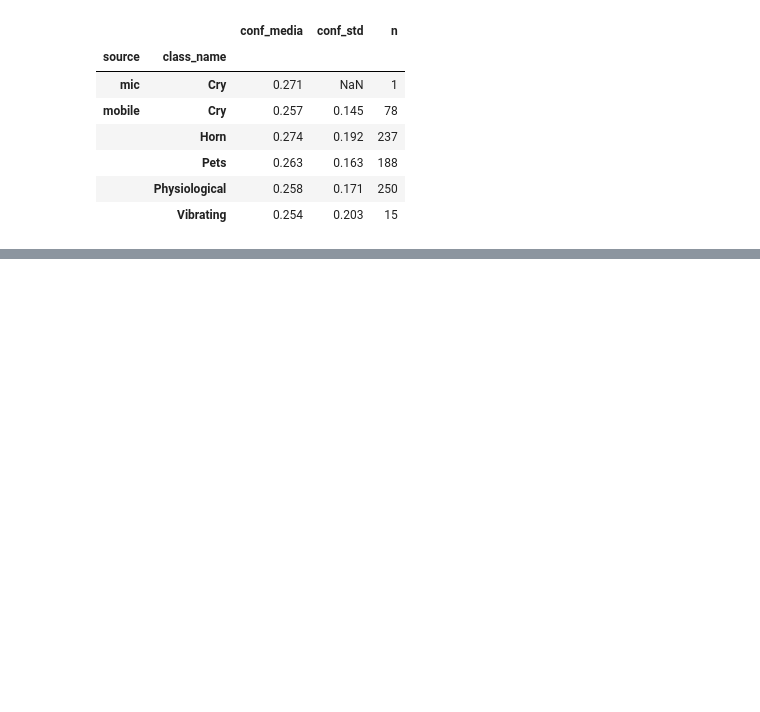
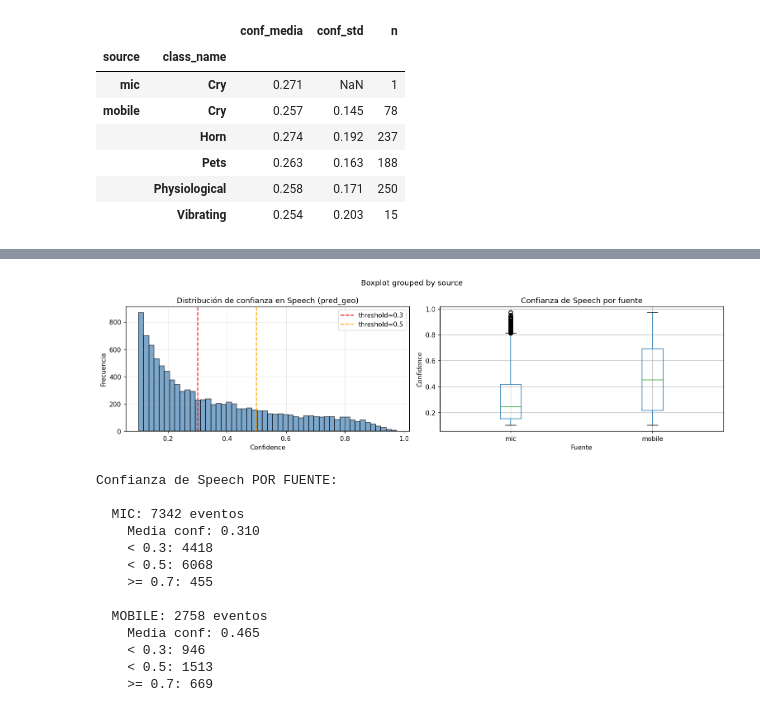
Before and after one commit to jogarmo9/TFG, a Jupyter notebook: notebooks/03_etl.ipynb, the cells around one changed output, grey strips where cells are left out. Drawn from its saved outputs; the diff is of its cells as text; code cells hidden in the pictures; blank space fills up the shorter version.

Commit message:
arreglo de Speech en Mic

```diff
--- a/notebooks/03_etl.ipynb
+++ b/notebooks/03_etl.ipynb
@@ -532,0 +610,65 @@ Clases con confianza media < 0.3 (posible ruido):
+# %%
+speech_preds = pred_geo[pred_geo['class_name'] == 'Speech'].copy()
+speech_all = pred_all_mic[pred_all_mic['class_id'] == 4] if 'class_id' in pred_all_mic.columns else pd.DataFrame()
+
+print(f"=== SPEECH ANALYSIS ===")
+print(f"Total Speech en pred_geo (con GPS): {len(speech_preds)}")
+print(f"Total Speech en raw (pre-GPS): {len(speech_all)}")
+print(f"% del total pred_geo: {len(speech_preds)/len(pred_geo)*100:.1f}%")
+print()
+
+# 1. Distribución de confianza
+print("Distribución de CONFIANZA en Speech:")
+print(f"  Media: {speech_preds['confidence'].mean():.3f}")
+print(f"  Mediana: {speech_preds['confidence'].median():.3f}")
+print(f"  Mín: {speech_preds['confidence'].min():.3f}")
+print(f"  Máx: {speech_preds['confidence'].max():.3f}")
+print(f"  < 0.3: {len(speech_preds[speech_preds['confidence'] < 0.3])}")
+print(f"  0.3-0.5: {len(speech_preds[(speech_preds['confidence'] >= 0.3) & (speech_preds['confidence'] < 0.5)])}")
+print(f"  0.5-0.7: {len(speech_preds[(speech_preds['confidence'] >= 0.5) & (speech_preds['confidence'] < 0.7)])}")
+print(f"  >= 0.7: {len(speech_preds[speech_preds['confidence'] >= 0.7])}")
+print()
+
+# 2. Por trayecto
+print("Top 10 trayectos con MÁS predicciones Speech:")
+speech_by_traj = speech_preds.groupby('trayecto').size().sort_values(ascending=False)
+for traj, cnt in speech_by_traj.head(10).items():
+    src = speech_preds[speech_preds['trayecto'] == traj]['source'].iloc[0]
+    conf_mean = speech_preds[speech_preds['trayecto'] == traj]['confidence'].mean()
+    print(f"  {traj} [{src}]: {cnt} eventos (conf_media={conf_mean:.2f})")
+print()
+
+# 3. Histograma de confianza
+fig, axes = plt.subplots(1, 2, figsize=(14, 4))
+
+axes[0].hist(speech_preds['confidence'], bins=50, color='steelblue', edgecolor='black', alpha=0.7)
+axes[0].axvline(0.3, color='red', linestyle='--', label='threshold=0.3')
+axes[0].axvline(0.5, color='orange', linestyle='--', label='threshold=0.5')
+axes[0].set_xlabel('Confidence')
+axes[0].set_ylabel('Frecuencia')
+axes[0].set_title('Distribución de confianza en Speech (pred_geo)')
+axes[0].legend()
+axes[0].grid(alpha=0.3)
+
+# Box plot por fuente
+if 'mobile' in speech_preds['source'].values and 'mic' in speech_preds['source'].values:
+    speech_preds.boxplot(column='confidence', by='source', ax=axes[1])
+    axes[1].set_xlabel('Fuente')
+    axes[1].set_ylabel('Confidence')
+    axes[1].set_title('Confianza de Speech por fuente')
+    plt.sca(axes[1])
+    plt.xticks(rotation=0)
+
+plt.tight_layout()
+plt.show()
+
+# 4. Estadísticas por fuente
+print("Confianza de Speech POR FUENTE:")
+for src in speech_preds['source'].unique():
+    src_speech = speech_preds[speech_preds['source'] == src]
+    print(f"\n  {src.upper()}: {len(src_speech)} eventos")
+    print(f"    Media conf: {src_speech['confidence'].mean():.3f}")
+    print(f"    < 0.3: {len(src_speech[src_speech['confidence'] < 0.3])}")
+    print(f"    < 0.5: {len(src_speech[src_speech['confidence'] < 0.5])}")
+    print(f"    >= 0.7: {len(src_speech[src_speech['confidence'] >= 0.7])}")
+# %% [output]
@@ -532,0 +692,14 @@ Clases con confianza media < 0.3 (posible ruido):
+[figure, added]
+Confianza de Speech POR FUENTE:
+
+  MIC: 7342 eventos
+    Media conf: 0.310
+    < 0.3: 4418
+    < 0.5: 6068
+    >= 0.7: 455
+
+  MOBILE: 2758 eventos
+    Media conf: 0.465
+    < 0.3: 946
+    < 0.5: 1513
+    >= 0.7: 669
```
Also changed, not shown: parts of 15 cells of this notebook, 18 other files.
